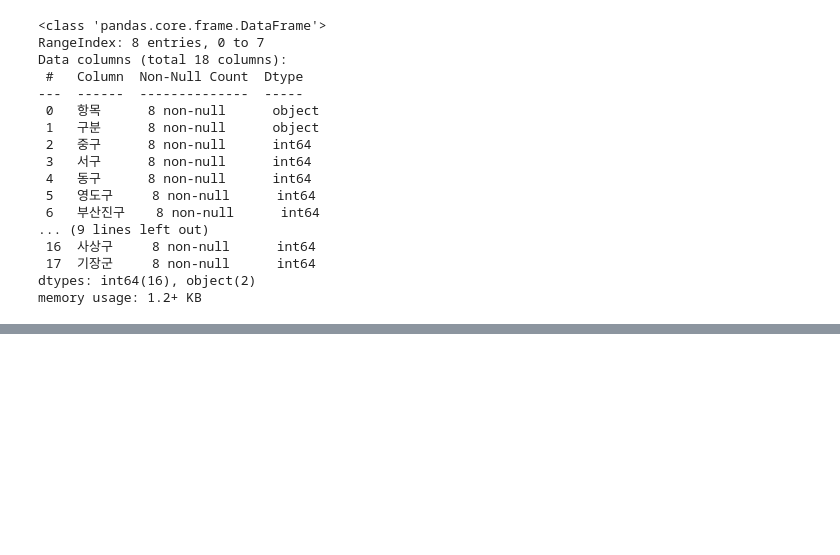
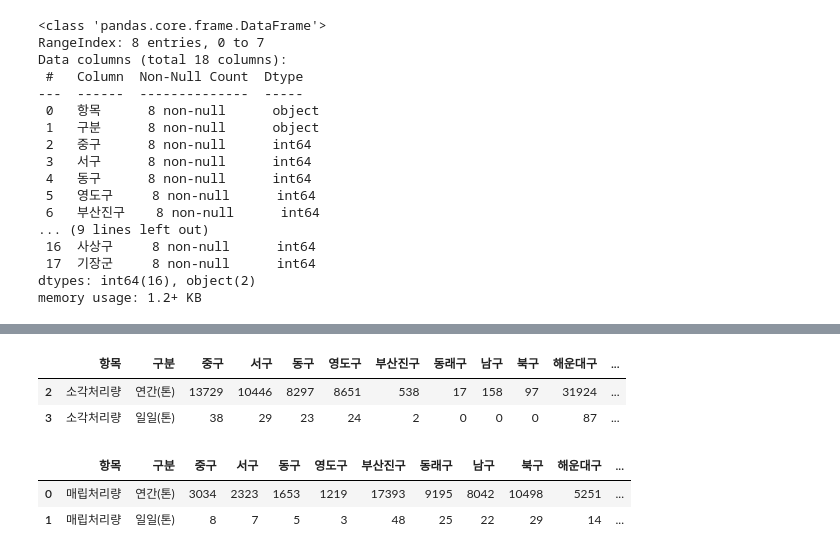
Before and after one commit to lsa-src/EXPython, a Jupyter notebook: Day07/pandas02_dataframe2.ipynb, the cells around one changed output, grey strips where cells are left out. Saved outputs shown, nothing was run; the diff lists cells and outputs as text; code cells hidden in the pictures; blank space fills up the shorter version.

```diff
--- a/Day07/pandas02_dataframe2.ipynb
+++ b/Day07/pandas02_dataframe2.ipynb
@@ -872,0 +207,16 @@ df2019.tail()
+# %%
+#행 데이터 가져오기
+df23 = df[2:4]
+df23
+# %% [output]
+|  | 항목 | 구분 | 중구 | 서구 | 동구 | 영도구 | 부산진구 | 동래구 | 남구 | 북구 | 해운대구 | ... |
+| 2 | 소각처리량 | 연간(톤) | 13729 | 10446 | 8297 | 8651 | 538 | 17 | 158 | 97 | 31924 | ... |
+| 3 | 소각처리량 | 일일(톤) | 38 | 29 | 23 | 24 | 2 | 0 | 0 | 0 | 87 | ... |
+# %%
+#행 데이터 가져오기
+df23 = df[df['항목'] == '매립처리량']
+df23
+# %% [output]
+|  | 항목 | 구분 | 중구 | 서구 | 동구 | 영도구 | 부산진구 | 동래구 | 남구 | 북구 | 해운대구 | ... |
+| 0 | 매립처리량 | 연간(톤) | 3034 | 2323 | 1653 | 1219 | 17393 | 9195 | 8042 | 10498 | 5251 | ... |
+| 1 | 매립처리량 | 일일(톤) | 8 | 7 | 5 | 3 | 48 | 25 | 22 | 29 | 14 | ... |
```
Also changed, not shown: parts of 105 cells of this notebook.
